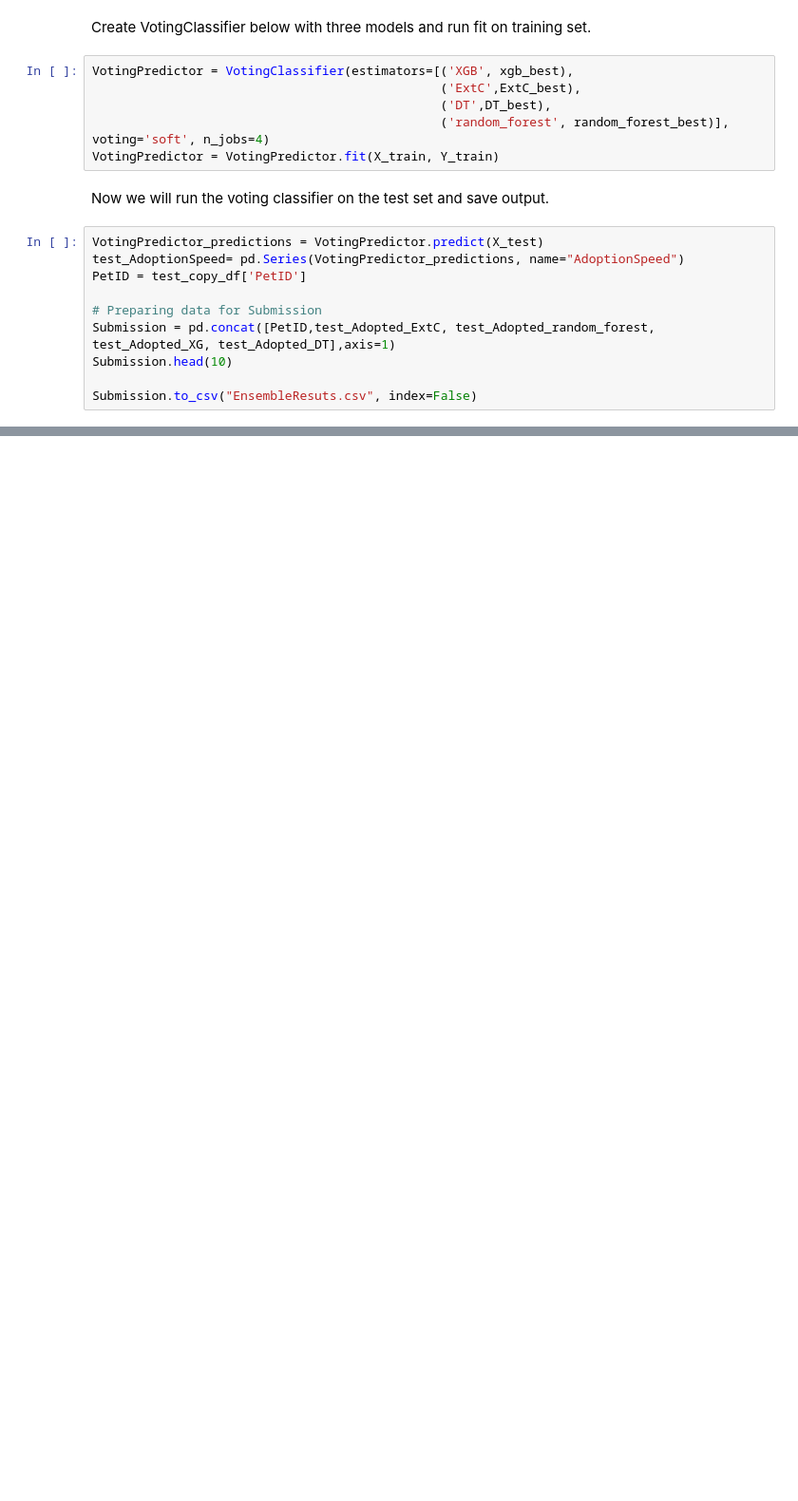
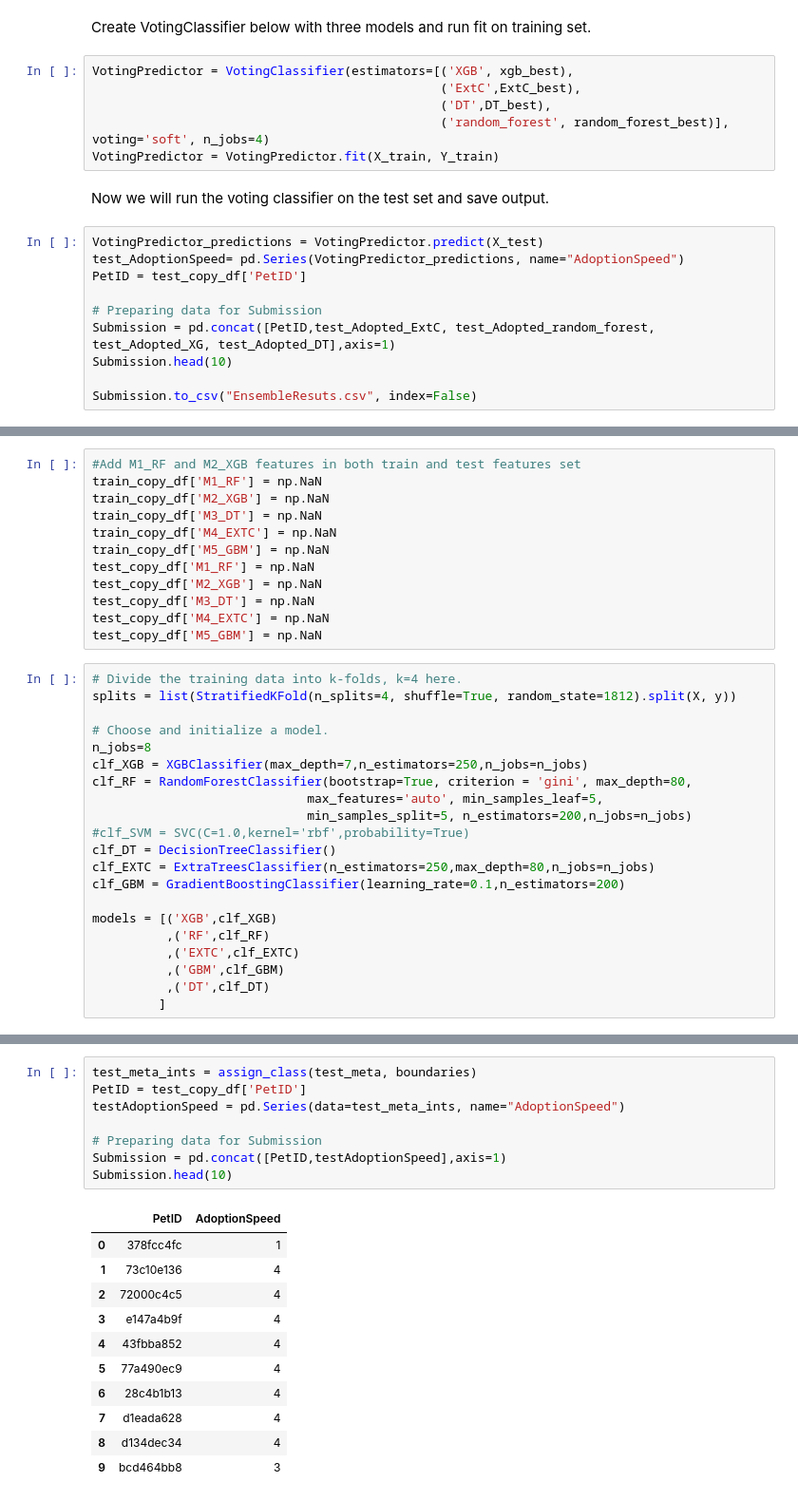
Before and after one commit to atal5/PetfinderDM, a Jupyter notebook: Submission/FINAL/ProjectPetFinder_Modelling_Final.ipynb, the cells around one changed output, grey strips where cells are left out. Shown at 95% size. Cells and saved outputs as stored; diff of their text form; blank space fills up the shorter version.

Commit message:
Added Stacking model

```diff
--- a/Submission/FINAL/ProjectPetFinder_Modelling_Final.ipynb
+++ b/Submission/FINAL/ProjectPetFinder_Modelling_Final.ipynb
@@ -482,0 +506,33 @@ Submission.to_csv("EnsembleResuts.csv", index=False)
+# %%
+#Add M1_RF and M2_XGB features in both train and test features set
+train_copy_df['M1_RF'] = np.NaN
+train_copy_df['M2_XGB'] = np.NaN
+train_copy_df['M3_DT'] = np.NaN
+train_copy_df['M4_EXTC'] = np.NaN
+train_copy_df['M5_GBM'] = np.NaN
+test_copy_df['M1_RF'] = np.NaN
+test_copy_df['M2_XGB'] = np.NaN
+test_copy_df['M3_DT'] = np.NaN
+test_copy_df['M4_EXTC'] = np.NaN
+test_copy_df['M5_GBM'] = np.NaN
+# %%
+# Divide the training data into k-folds, k=4 here.
+splits = list(StratifiedKFold(n_splits=4, shuffle=True, random_state=1812).split(X, y))
+
+# Choose and initialize a model.
+n_jobs=8
+clf_XGB = XGBClassifier(max_depth=7,n_estimators=250,n_jobs=n_jobs)
+clf_RF = RandomForestClassifier(bootstrap=True, criterion = 'gini', max_depth=80,
+                             max_features='auto', min_samples_leaf=5,
+                             min_samples_split=5, n_estimators=200,n_jobs=n_jobs)
+#clf_SVM = SVC(C=1.0,kernel='rbf',probability=True)
+clf_DT = DecisionTreeClassifier()
+clf_EXTC = ExtraTreesClassifier(n_estimators=250,max_depth=80,n_jobs=n_jobs)
+clf_GBM = GradientBoostingClassifier(learning_rate=0.1,n_estimators=200)
+
+models = [('XGB',clf_XGB)
+          ,('RF',clf_RF)
+          ,('EXTC',clf_EXTC)
+          ,('GBM',clf_GBM)
+          ,('DT',clf_DT)
+         ]
@@ -482,0 +716,20 @@ Submission.to_csv("EnsembleResuts.csv", index=False)
+# %%
+test_meta_ints = assign_class(test_meta, boundaries)
+PetID = test_copy_df['PetID']
+testAdoptionSpeed = pd.Series(data=test_meta_ints, name="AdoptionSpeed")
+
+# Preparing data for Submission
+Submission = pd.concat([PetID,testAdoptionSpeed],axis=1)
+Submission.head(10)
+# %% [output]
+|  | PetID | AdoptionSpeed |
+| 0 | 378fcc4fc | 1 |
+| 1 | 73c10e136 | 4 |
+| 2 | 72000c4c5 | 4 |
+| 3 | e147a4b9f | 4 |
+| 4 | 43fbba852 | 4 |
+| 5 | 77a490ec9 | 4 |
+| 6 | 28c4b1b13 | 4 |
+| 7 | d1eada628 | 4 |
+| 8 | d134dec34 | 4 |
+| 9 | bcd464bb8 | 3 |
```
Also changed, not shown: parts of 18 cells of this notebook, 2 other files.
